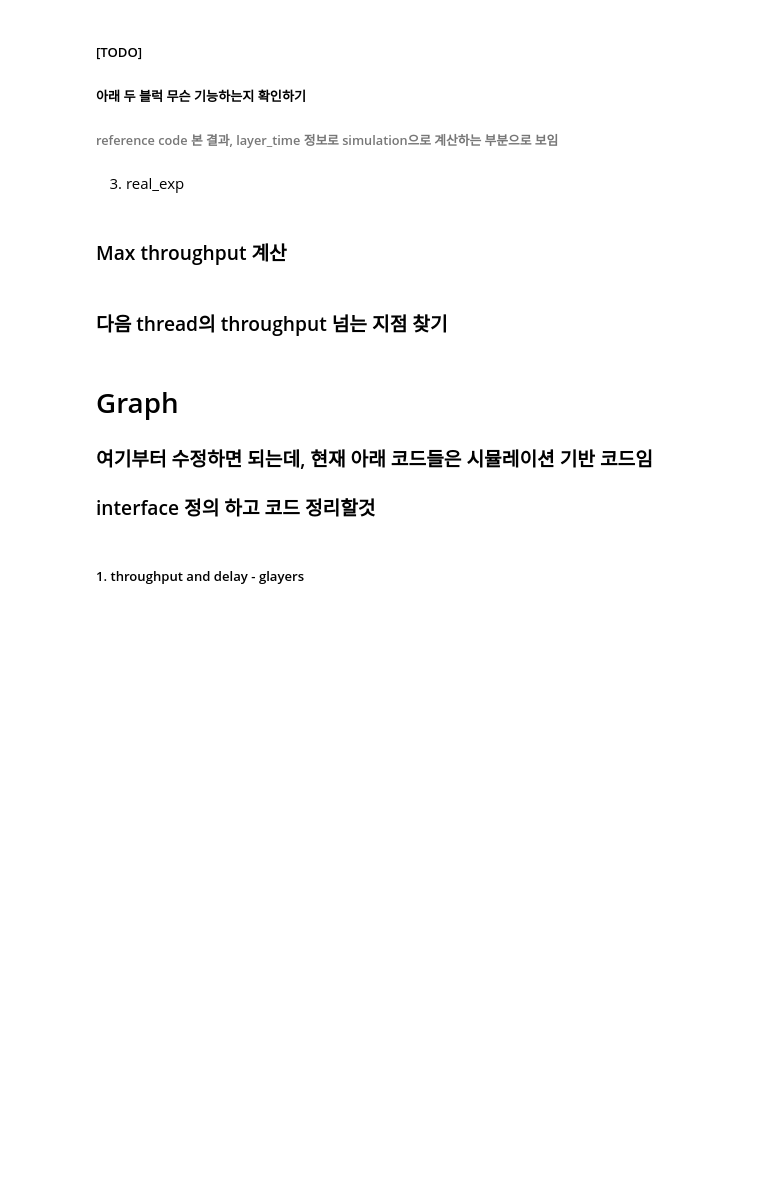
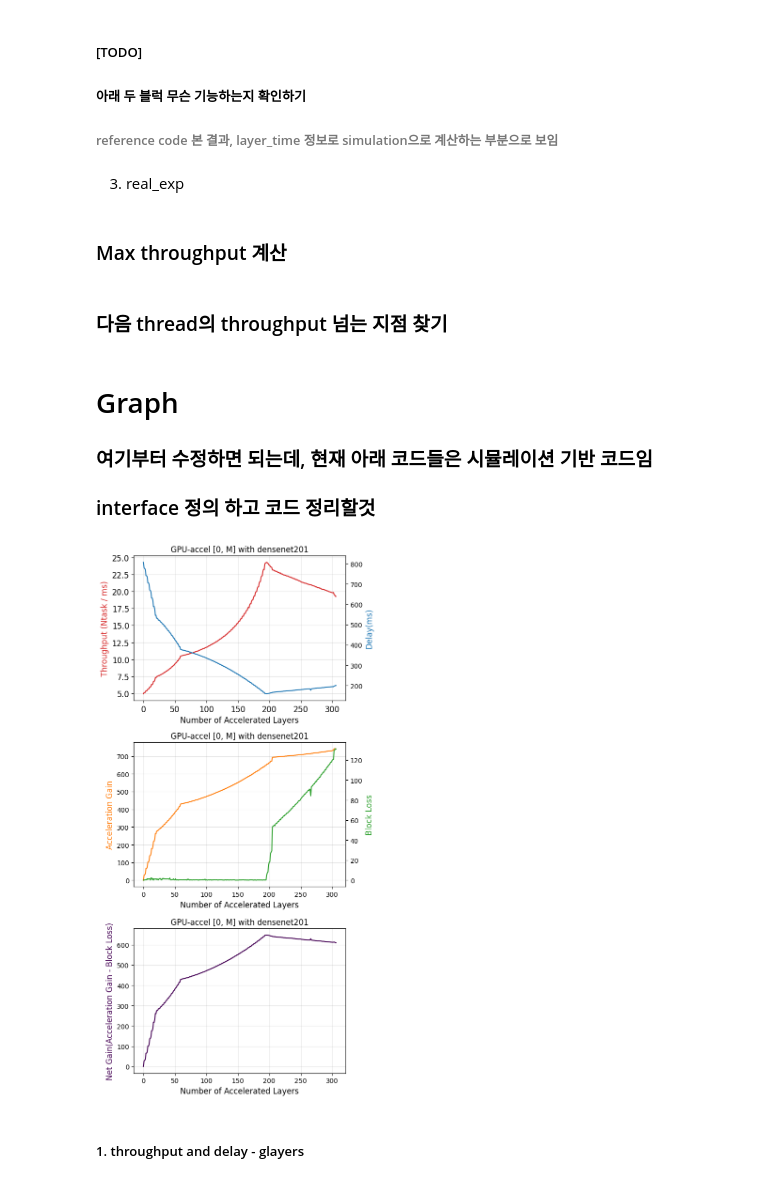
Before and after one commit to SeungWoo3/graph-rage2025, a Jupyter notebook: 4.Gpu-accel_0_M_real_exp/real_exp_0_M.ipynb, the cells around one changed output. Drawn from its saved outputs; the diff is of its cells as text; code cells hidden in the pictures; blank space fills up the shorter version.

Commit message:
4.gpu-accel [0, M] done

```diff
--- a/4.Gpu-accel_0_M_real_exp/real_exp_0_M.ipynb
+++ b/4.Gpu-accel_0_M_real_exp/real_exp_0_M.ipynb
@@ -35,6 +35,9 @@ import re
 # plt.rc('font', **font)
 
 colors = ['blue', 'orange', 'green', 'red', 'purple', 'brown']
+colors_fill = [None, "#54637C", "#587C86", "#5D928B","#65A68D",
+               "#71B88E", "#83C98F", "#9CD790", "#BBE394",
+               "#D9ED9D", "#F1F4B0", "#FEFAD3"]
 grid_color = 'gainsboro'
 # %%
 def layerNum(model:str) -> int:
@@ -684,5 +691,55 @@ if type == 'real_exp':
 # Graph
 ### 여기부터 수정하면 되는데, 현재 아래 코드들은 시뮬레이션 기반 코드임
 ### interface 정의 하고 코드 정리할것
+# %%
+# Set up the plot
+fig, (ax1, ax3, ax5) = plt.subplots(3, 1, figsize=(6, 12))
+ax2 = ax1.twinx()
+ax4 = ax3.twinx()
+colors = plt.cm.viridis(np.linspace(0, 1, 4))  # max_total_cores개의 색상을 viridis 컬러맵에서 선택
+# 각 스레드에 대한 데이터 플롯
+for num_thread in range(4, 5):
+    color = colors[num_thread % len(colors)]
+    color_fill = colors_fill[num_thread]
+    if num_thread in data_df.columns.levels[1]:
+        ax1.plot(data_df.index, data_df[('throughput', num_thread)], label=f"{num_thread} threads", color="tab:red", zorder = num_thread)
+        ax2.plot(data_df.index, data_df[('execution_time', num_thread)], color="tab:blue", zorder = num_thread)
+        ax3.plot(data_df.index, data_df[('accel_gain', num_thread)], color="tab:orange", zorder = num_thread)
+        ax4.plot(data_df.index, data_df[('block_loss', num_thread)], color="tab:green", zorder = num_thread)
+        ax5.plot(data_df.index, data_df[('accel_gain', num_thread)] - data_df[('block_loss', num_thread)], color=color, zorder = num_thread)
+        # ax1.axvline(x=max_values[num_thread - 1]['glayer'], color='gold', zorder = num_thread, linestyle='--', alpha=1, linewidth=4)
+        # ax3.axvline(x=max_values[num_thread - 1]['glayer'], color='gold', zorder = num_thread, linestyle='--', alpha=1, linewidth=4)
+        # ax5.axvline(x=max_values[num_thread - 1]['glayer'], color='gold', zorder = num_thread, linestyle='--', alpha=1, linewidth=4)
+
+        # if (num_thread == 1) or (num_thread == 2) or (num_thread == num_total_cores):
+        #     ax2.plot(data_df.index, data_df[('num_thread_data', num_thread)], label=f"{num_thread} threads", color=color, zorder = num_thread)
+        #     ax2.fill_between(data_df.index, data_df[('num_thread_data', num_thread)], color=color_fill, zorder=num_thread)
+        # else:
+        #     exceed_num = cross_points[num_thread - 3]['glayer']
+        #     ax2.plot(data_df.index[:exceed_num], data_df[('num_thread_data', num_thread)][:exceed_num], label=f"{num_thread} threads", color=color, zorder = num_thread)
+        #     ax2.fill_between(data_df.index[:exceed_num], data_df[('num_thread_data', num_thread)][:exceed_num], color=color_fill, zorder=num_thread)
+
+ax1.set_xlabel('Number of Accelerated Layers', size=12)
+ax3.set_xlabel('Number of Accelerated Layers', size=12)
+ax5.set_xlabel('Number of Accelerated Layers', size=12)
+
+ax1.set_ylabel("Throughput (Ntask / ms)", size=12, color="tab:red")
+ax2.set_ylabel("Delay(ms)", size = 12, color="tab:blue")
+ax3.set_ylabel("Acceleration Gain", size=12, color="tab:orange")
+ax4.set_ylabel("Block Loss", size = 12, color="tab:green")
+ax5.set_ylabel("Net Gain(Acceleration Gain - Block Loss)", size = 12, color=color)
+
+ax1.set_title(f"GPU-accel [0, M] with {model}", size=12)
+ax3.set_title(f"GPU-accel [0, M] with {model}", size=12)
+ax5.set_title(f"GPU-accel [0, M] with {model}", size=12)
+
+ax1.tick_params(axis='both', labelsize=12)
+plt.tight_layout()
+ax1.grid(color='gray', alpha=0.2)
+ax3.grid(color='gray', alpha=0.2)
+ax5.grid(color='gray', alpha=0.2)
+plt.show()
+# %% [output]
+[figure, added]
 # %% [markdown]
 ##### 1. throughput and delay - glayers
```
Also changed, not shown: parts of 18 cells of this notebook, 3 other files.
